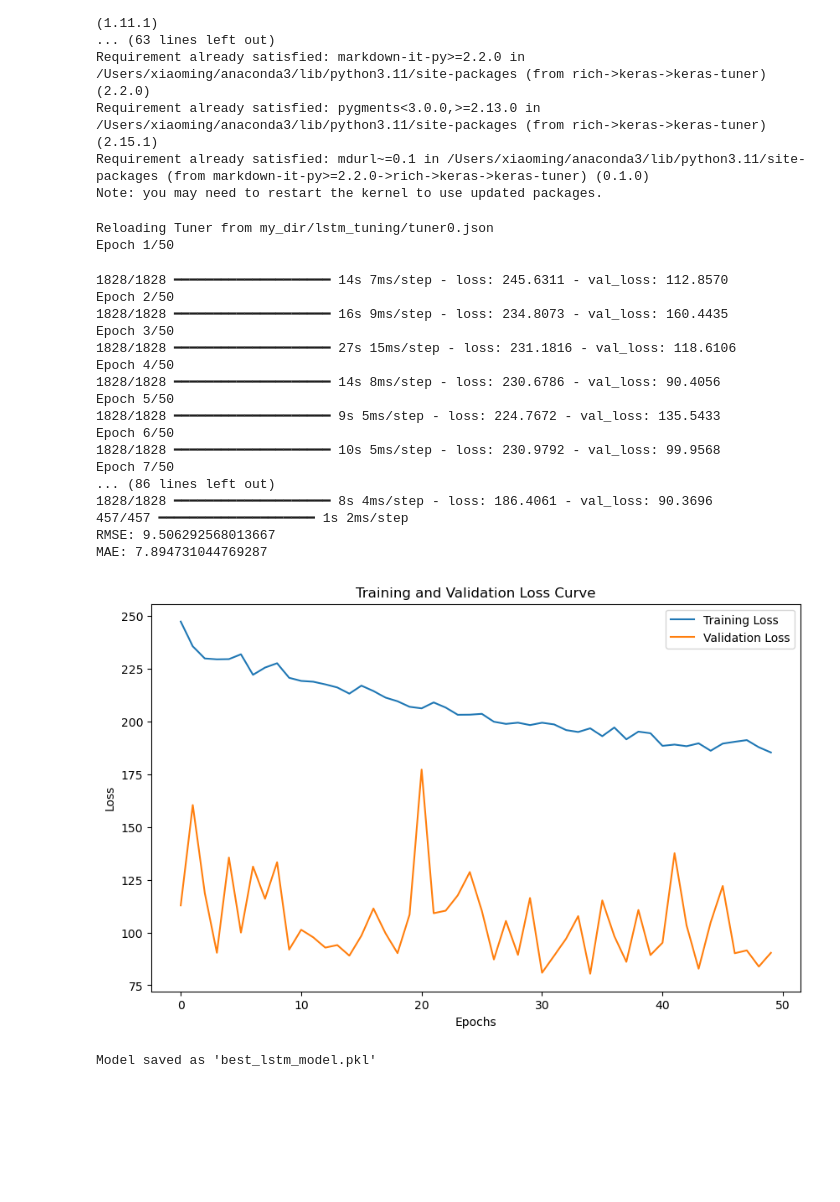
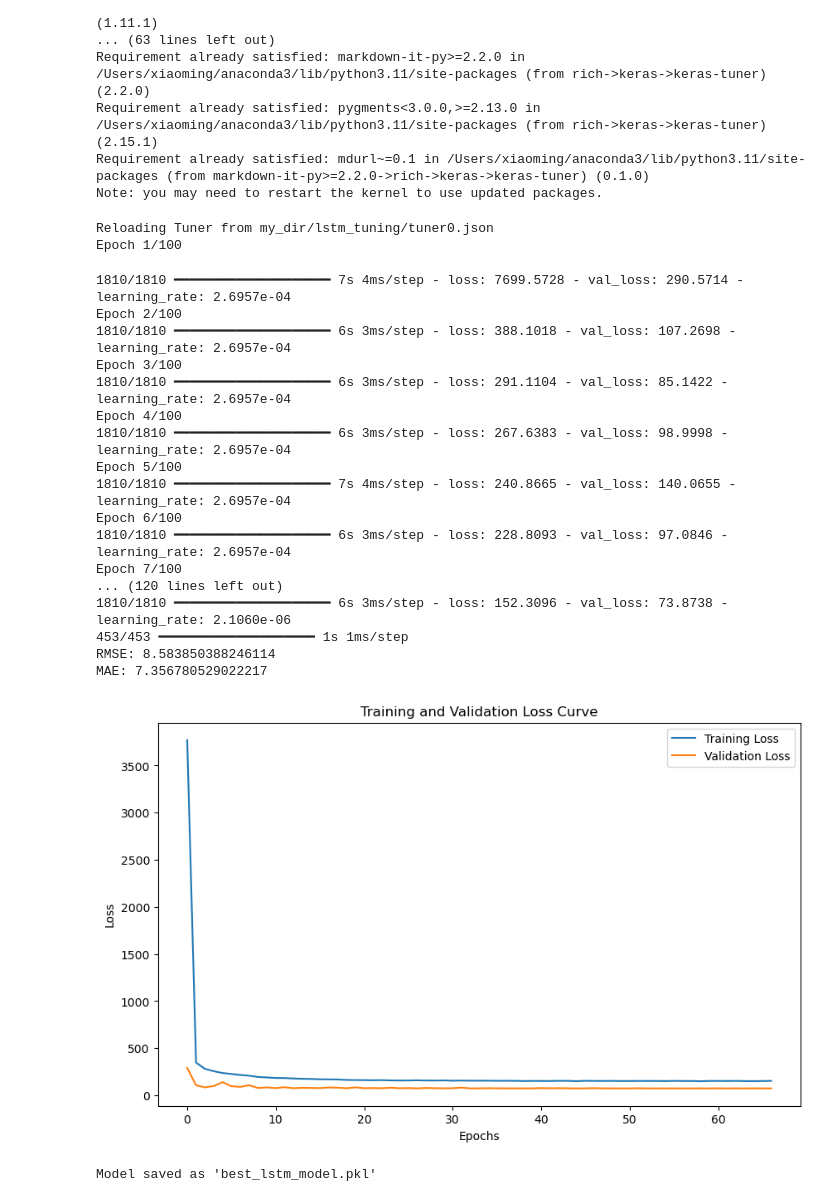
Before and after one commit to AugustNg/FYP, a Jupyter notebook: LSTM.ipynb, the cells around one changed output. Cells and saved outputs as stored; diff of their text form; code cells hidden in the pictures; blank space fills up the shorter version.

```diff
--- a/LSTM.ipynb
+++ b/LSTM.ipynb
@@ -180,9 +180,10 @@ import numpy as np
 import tensorflow as tf
 from sklearn.model_selection import train_test_split
 import keras_tuner as kt
-from sklearn.preprocessing import LabelEncoder
+from sklearn.preprocessing import LabelEncoder, StandardScaler
 import matplotlib.pyplot as plt
 from sklearn.metrics import mean_squared_error, mean_absolute_error
+from tensorflow.keras.callbacks import EarlyStopping, ReduceLROnPlateau
 
 # Load the dataset
 df = pd.read_csv('retail_store_inventory.csv')
@@ -197,6 +198,14 @@ categorical_columns = ['Category', 'Store ID', 'Product ID', 'Region', 'Weather
 for col in categorical_columns:
     df[col] = label_encoder.fit_transform(df[col])
 
+# Handle outliers - using IQR for outlier detection
+Q1 = df['Units Sold'].quantile(0.25)
+Q3 = df['Units Sold'].quantile(0.75)
+IQR = Q3 - Q1
+lower_bound = Q1 - 1.5 * IQR
+upper_bound = Q3 + 1.5 * IQR
+df = df[(df['Units Sold'] >= lower_bound) & (df['Units Sold'] <= upper_bound)]
+
 # Define features (X) and target (y)
 X = df.drop(columns=['Units Sold', 'Date'])  # Dropping target column 'Units Sold' and 'Date'
 y = df['Units Sold']
@@ -204,16 +213,21 @@ y = df['Units Sold']
 # Train-test split (80% training, 20% testing)
 X_train, X_test, y_train, y_test = train_test_split(X, y, test_size=0.2, shuffle=False)
 
+# Feature Scaling
+scaler_X = StandardScaler()
+X_train_scaled = scaler_X.fit_transform(X_train)
+X_test_scaled = scaler_X.transform(X_test)
+
 # Reshape the data to fit LSTM input requirements (samples, timesteps, features)
-X_train = X_train.values.reshape((X_train.shape[0], X_train.shape[1], 1))
-X_test = X_test.values.reshape((X_test.shape[0], X_test.shape[1], 1))
+X_train_scaled = X_train_scaled.reshape((X_train_scaled.shape[0], X_train_scaled.shape[1], 1))
+X_test_scaled = X_test_scaled.reshape((X_test_scaled.shape[0], X_test_scaled.shape[1], 1))
 
 # Define the function to create the LSTM model for tuning
 def create_lstm_model(hp):
     model = tf.keras.Sequential()
-    model.add(tf.keras.layers.LSTM(units=hp.Int('units', min_value=32, max_value=128, step=32),
-                                   return_sequences=False, input_shape=(X_train.shape[1], 1)))
-    model.add(tf.keras.layers.Dropout(rate=hp.Float('dropout_rate', min_value=0.2, max_value=0.5, step=0.1)))
+    model.add(tf.keras.layers.LSTM(units=hp.Int('units', min_value=64, max_value=128, step=32),
+                                   return_sequences=False, input_shape=(X_train_scaled.shape[1], 1)))
+    model.add(tf.keras.layers.Dropout(rate=hp.Float('dropout_rate', min_value=0.3, max_value=0.5, step=0.1)))
     model.add(tf.keras.layers.Dense(1))  # Output layer with 1 unit for regression task
     model.compile(optimizer=tf.keras.optimizers.Adam(learning_rate=hp.Float('learning_rate', min_value=1e-4, max_value=1e-2, sampling='LOG')),
                   loss='mean_squared_error')
@@ -228,56 +242,61 @@ tuner = kt.RandomSearch(
     directory='my_dir',
     project_name='lstm_tuning'
 )
 
 # Perform the hyperparameter search
-tuner.search(X_train, y_train, epochs=10, batch_size=32, validation_data=(X_test, y_test))
+tuner.search(X_train_scaled, y_train, epochs=30, batch_size=32, validation_data=(X_test_scaled, y_test))
 
 # Get the best model
 best_model = tuner.get_best_models(num_models=1)[0]
 
+# Set early stopping and learning rate reduction
+early_stop = EarlyStopping(monitor='val_loss', patience=10, restore_best_weights=True)
+lr_reduction = ReduceLROnPlateau(monitor='val_loss', factor=0.5, patience=5, min_lr=1e-7)
+
 # Fit the best model to the data and capture history
-history = best_model.fit(X_train, y_train, epochs=50, batch_size=32, validation_data=(X_test, y_test))
+history = best_model.fit(X_train_scaled, y_train, epochs=100, batch_size=32, validation_data=(X_test_scaled, y_test),
+                         callbacks=[early_stop, lr_reduction])
 
 # Evaluate the best model on the test set
-y_pred = best_model.predict(X_test)
+y_pred = best_model.predict(X_test_scaled)
 
 # Evaluate using RMSE and MAE
 rmse = np.sqrt(mean_squared_error(y_test, y_pred))
 mae = mean_absolute_error(y_test, y_pred)
 
 print(f"RMSE: {rmse}")
 print(f"MAE: {mae}")
 
-# **Plot the Loss Curve (Training Loss vs Validation Loss)**
+# Plot the Loss Curve (Training Loss vs Validation Loss)
 plt.figure(figsize=(10, 6))
 plt.plot(history.history['loss'], label='Training Loss')
 plt.plot(history.history['val_loss'], label='Validation Loss')
 plt.title('Training and Validation Loss Curve')
 plt.xlabel('Epochs')
 plt.ylabel('Loss')
 plt.legend()
 plt.show()
 # %% [output]
 Reloading Tuner from my_dir/lstm_tuning/tuner0.json
-Epoch 1/50
+Epoch 1/100
-1828/1828 ━━━━━━━━━━━━━━━━━━━━ 14s 7ms/step - loss: 245.6311 - val_loss: 112.8570
-Epoch 2/50
-1828/1828 ━━━━━━━━━━━━━━━━━━━━ 16s 9ms/step - loss: 234.8073 - val_loss: 160.4435
-Epoch 3/50
-1828/1828 ━━━━━━━━━━━━━━━━━━━━ 27s 15ms/step - loss: 231.1816 - val_loss: 118.6106
-Epoch 4/50
-1828/1828 ━━━━━━━━━━━━━━━━━━━━ 14s 8ms/step - loss: 230.6786 - val_loss: 90.4056
-Epoch 5/50
-1828/1828 ━━━━━━━━━━━━━━━━━━━━ 9s 5ms/step - loss: 224.7672 - val_loss: 135.5433
-Epoch 6/50
-1828/1828 ━━━━━━━━━━━━━━━━━━━━ 10s 5ms/step - loss: 230.9792 - val_loss: 99.9568
-Epoch 7/50
-... (86 lines left out)
-1828/1828 ━━━━━━━━━━━━━━━━━━━━ 8s 4ms/step - loss: 186.4061 - val_loss: 90.3696
-457/457 ━━━━━━━━━━━━━━━━━━━━ 1s 2ms/step
-RMSE: 9.506292568013667
-MAE: 7.894731044769287
+1810/1810 ━━━━━━━━━━━━━━━━━━━━ 7s 4ms/step - loss: 7699.5728 - val_loss: 290.5714 - learning_rate: 2.6957e-04
+Epoch 2/100
+1810/1810 ━━━━━━━━━━━━━━━━━━━━ 6s 3ms/step - loss: 388.1018 - val_loss: 107.2698 - learning_rate: 2.6957e-04
+Epoch 3/100
+1810/1810 ━━━━━━━━━━━━━━━━━━━━ 6s 3ms/step - loss: 291.1104 - val_loss: 85.1422 - learning_rate: 2.6957e-04
+Epoch 4/100
+1810/1810 ━━━━━━━━━━━━━━━━━━━━ 6s 3ms/step - loss: 267.6383 - val_loss: 98.9998 - learning_rate: 2.6957e-04
+Epoch 5/100
+1810/1810 ━━━━━━━━━━━━━━━━━━━━ 7s 4ms/step - loss: 240.8665 - val_loss: 140.0655 - learning_rate: 2.6957e-04
+Epoch 6/100
+1810/1810 ━━━━━━━━━━━━━━━━━━━━ 6s 3ms/step - loss: 228.8093 - val_loss: 97.0846 - learning_rate: 2.6957e-04
+Epoch 7/100
+... (120 lines left out)
+1810/1810 ━━━━━━━━━━━━━━━━━━━━ 6s 3ms/step - loss: 152.3096 - val_loss: 73.8738 - learning_rate: 2.1060e-06
+453/453 ━━━━━━━━━━━━━━━━━━━━ 1s 1ms/step
+RMSE: 8.583850388246114
+MAE: 7.356780529022217
-[figure, old version]
+[figure, new version]
 # %%
 import pickle
 
```
Also changed, not shown: 22 other files.
